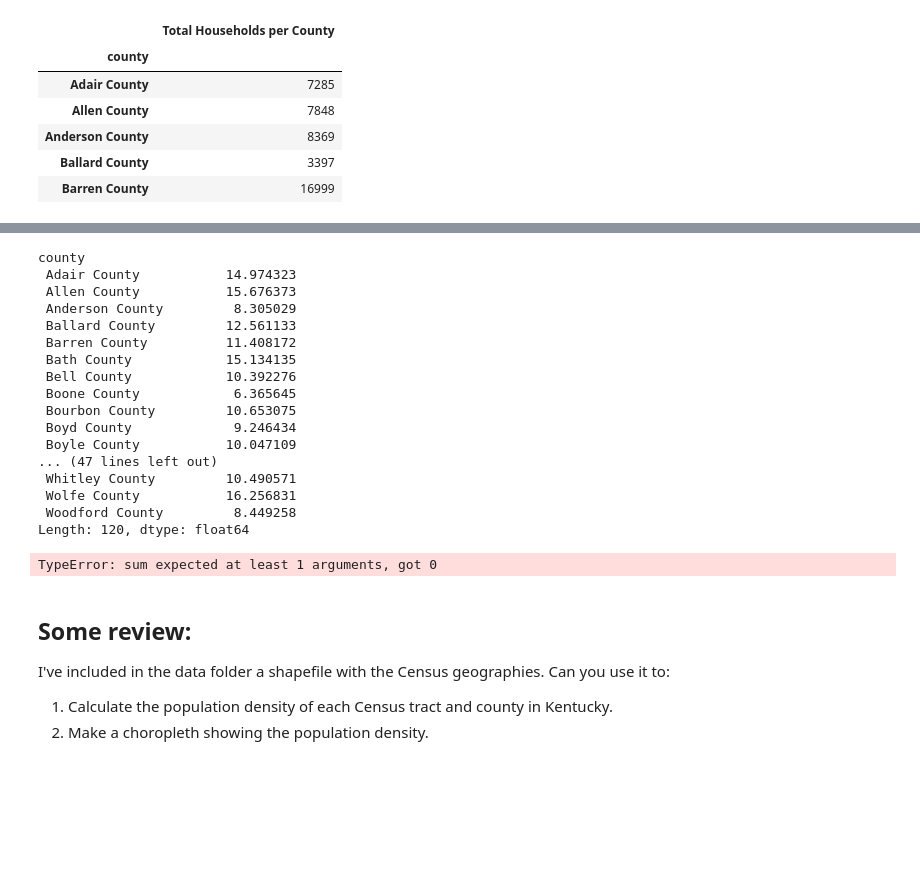
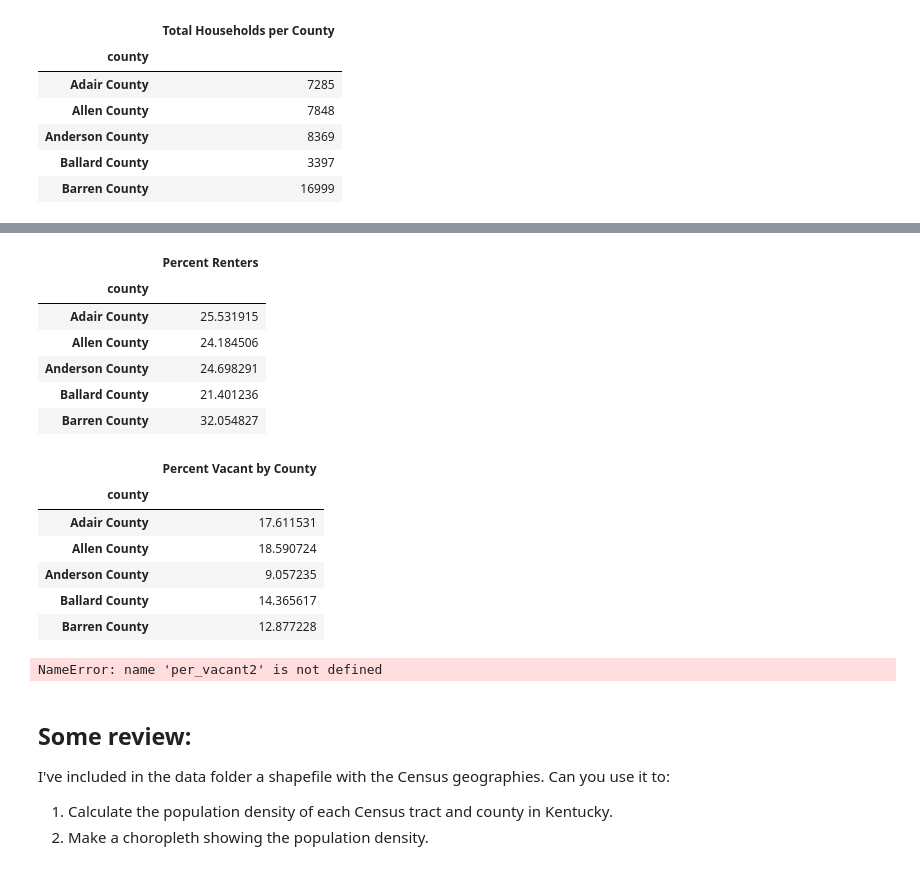
Before and after one commit to alha282/ce599, a Jupyter notebook: 11-Grouping/groupby.ipynb, the cells around one changed output, grey strips where cells are left out. Cells and saved outputs as stored; diff of their text form; code cells hidden in the pictures; blank space fills up the shorter version.

```diff
--- a/11-Grouping/groupby.ipynb
+++ b/11-Grouping/groupby.ipynb
@@ -384,7 +384,7 @@ census_block.head()
 | Barren County | 10 |
 # %%
 #Calculate total households per county.
-total_households = sf1.groupby(sf1['county'])['H4-D001'].sum().to_frame(name='Total Households per County')
+total_households = sf1['H4-D001'].groupby(sf1['county']).sum().to_frame(name='Total Households per County')
 total_households.head()
 # %% [output]
 |  | Total Households per County |
@@ -418,29 +397,37 @@ Length: 120, dtype: float64
-# %%
-#percent vacant by county
-sf1.groupby(['county'])['H3-D003'].sum() / sf1.groupby(['county'])['H3-D001'].sum() * 100
-# %% [output]
-county
- Adair County           14.974323
- Allen County           15.676373
- Anderson County         8.305029
- Ballard County         12.561133
- Barren County          11.408172
- Bath County            15.134135
- Bell County            10.392276
- Boone County            6.365645
- Bourbon County         10.653075
- Boyd County             9.246434
- Boyle County           10.047109
-... (47 lines left out)
- Whitley County         10.490571
- Wolfe County           16.256831
- Woodford County         8.449258
-Length: 120, dtype: float64
-# %%
-#Calculate mean, min and max vacancy rate (at the block level) by county
-sf1.groupby(['county']).mean(['H3-D003'].sum() / sf1.groupby(['county'])['H3-D001'].sum() * 100)
-# %% [output]
-TypeError: sum expected at least 1 arguments, got 0
+# %%
+#Calculate percent renters by county.
+renters = sf1['H4-D004'].groupby(sf1['county']).sum().to_frame(name = 'Renters by County')
+per_rent = (renters['Renters by County']/total_households['Total Households per County']*100).to_frame(name = 'Percent Renters')
+per_rent.head()
+# %% [output]
+|  | Percent Renters |
+| county |  |
+| Adair County | 25.531915 |
+| Allen County | 24.184506 |
+| Anderson County | 24.698291 |
+| Ballard County | 21.401236 |
+| Barren County | 32.054827 |
+# %%
+#percent vacant by county
+vacant = sf1['H3-D003'].groupby(sf1['county']).sum().to_frame(name = 'Total Vacancies by County')
+per_vacant = (vacant['Total Vacancies by County']/total_households['Total Households per County']*100).to_frame(name = 'Percent Vacant by County')
+per_vacant.head()
+# %% [output]
+|  | Percent Vacant by County |
+| county |  |
+| Adair County | 17.611531 |
+| Allen County | 18.590724 |
+| Anderson County | 9.057235 |
+| Ballard County | 14.365617 |
+| Barren County | 12.877228 |
+# %%
+#Calculate mean, min and max vacancy rate (at the block level) by county
+total_householdt = sf1['H4-D001'].groupby(sf1['tract']).sum().to_frame(name='Total Households per tract')
+per_vancant1 = sf1['H3-D003'].groupby(sf1['tract']).sum().to_frame(name = 'Total Vacancies by tract')
+per_vacant2 = (per_vacant2['Total Vacancies by tract']/per_vacant1['Total Households per tract']*100).to_frame(name = 'Percent Vacant by County')
+per_vacant2.head()
+# %% [output]
+NameError: name 'per_vacant2' is not defined
 # %% [markdown]
 ## Some review:
 
```
Also changed, not shown: parts of 2 cells of this notebook, 1 other file.
